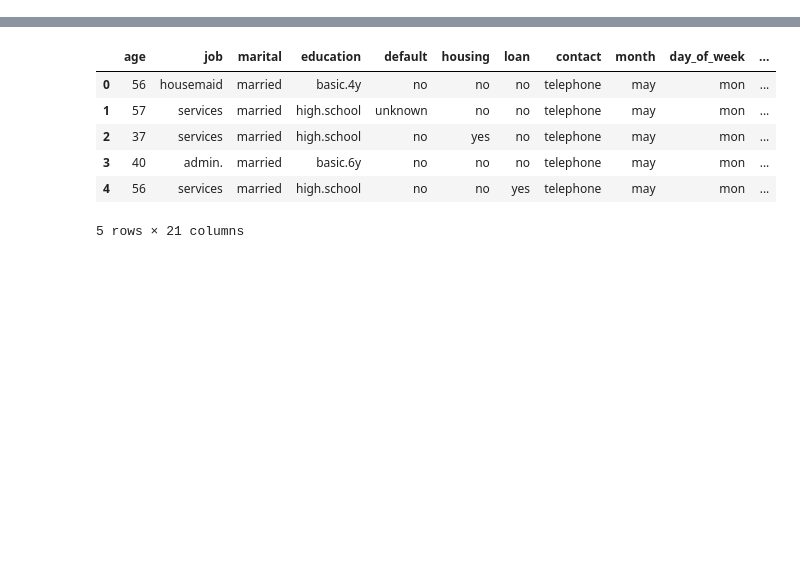
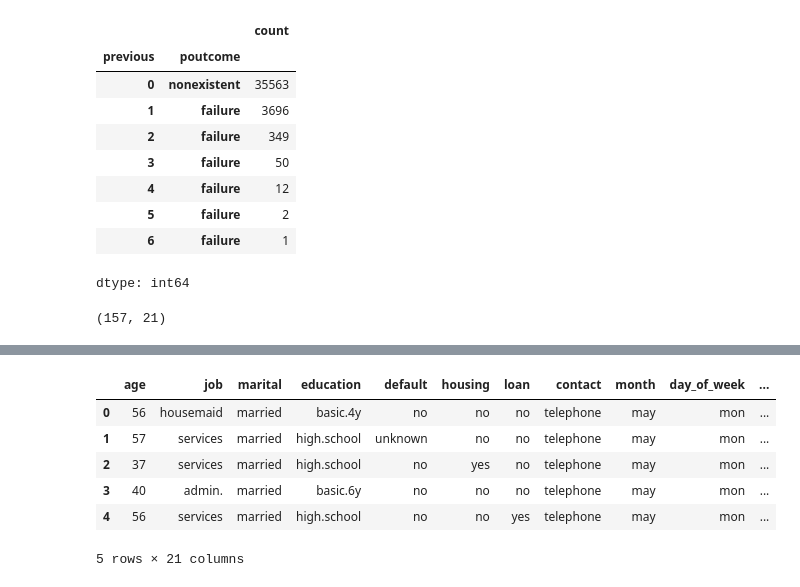
Before and after one commit to Daria-Lytvynenko/ML_course, a Jupyter notebook: Mid_term_Project.ipynb, the cells around one changed output, grey strips where cells are left out. Drawn from its saved outputs; the diff is of its cells as text; code cells hidden in the pictures; blank space fills up the shorter version.

```diff
--- a/Mid_term_Project.ipynb
+++ b/Mid_term_Project.ipynb
@@ -136,0 +148,17 @@ Mounted at /content/drive
+# %%
+train[train['pdays']==999][['previous','poutcome']].value_counts()
+# %% [output]
+|  |  | count |
+| previous | poutcome |  |
+| 0 | nonexistent | 35563 |
+| 1 | failure | 3696 |
+| 2 | failure | 349 |
+| 3 | failure | 50 |
+| 4 | failure | 12 |
+| 5 | failure | 2 |
+| 6 | failure | 1 |
+dtype: int64
+# %%
+train[train['campaign']>20].shape
+# %% [output]
+(157, 21)
```
Also changed, not shown: parts of 32 cells of this notebook.
